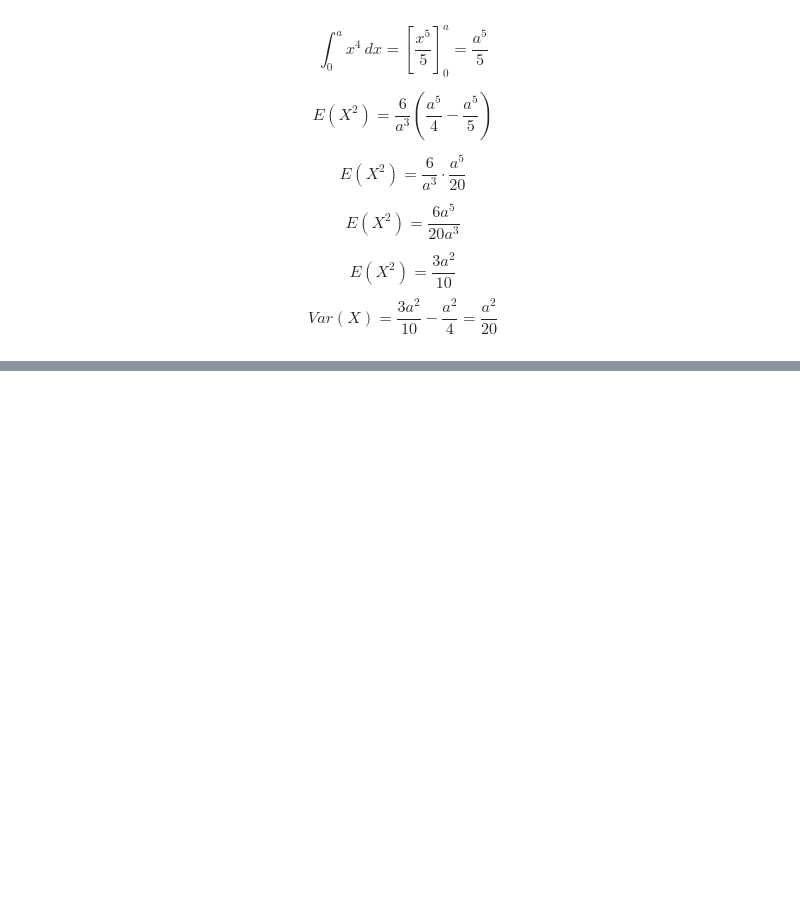
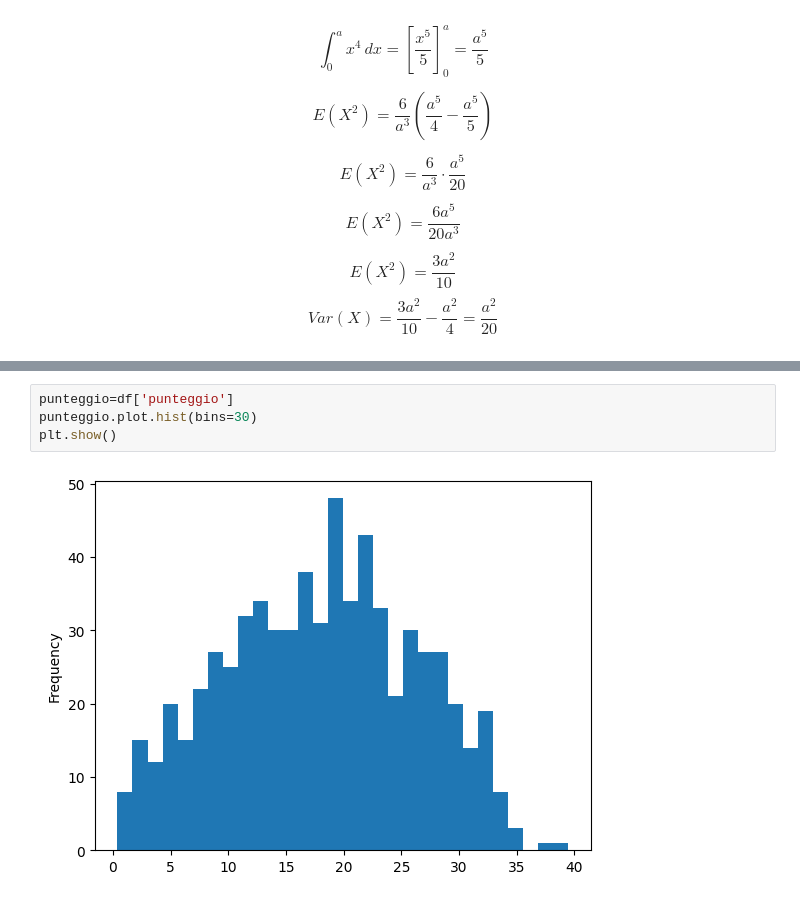
Before and after one commit to FriendlyWizard23/StatisticaL31, a Jupyter notebook: JUPYTER/TEMI D'ESAME/SOLUZIONI_MIE/ESAME 2024-06/SOLUZIONE.ipynb, the cells around one changed output, grey strips where cells are left out. Cells and saved outputs as stored; diff of their text form; blank space fills up the shorter version.

```diff
--- a/JUPYTER/TEMI D'ESAME/SOLUZIONI_MIE/ESAME 2024-06/SOLUZIONE.ipynb
+++ b/JUPYTER/TEMI D'ESAME/SOLUZIONI_MIE/ESAME 2024-06/SOLUZIONE.ipynb
@@ -182,0 +237,6 @@ $X_1,X_n$ indicheranno delle variabili aleatorie che descrivono un campione estr
+# %%
+punteggio=df['punteggio']
+punteggio.plot.hist(bins=30)
+plt.show()
+# %% [output]
+[figure, added]
```
Also changed, not shown: parts of 23 cells of this notebook, 6 other files.
